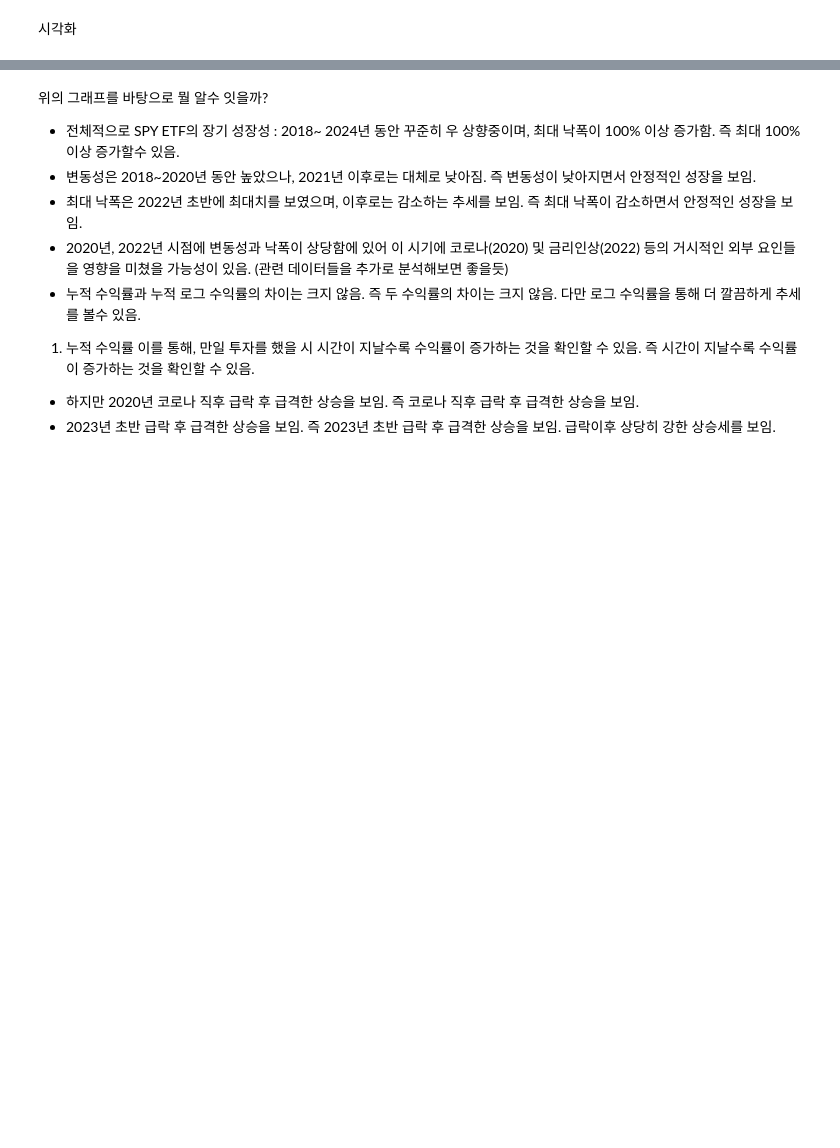
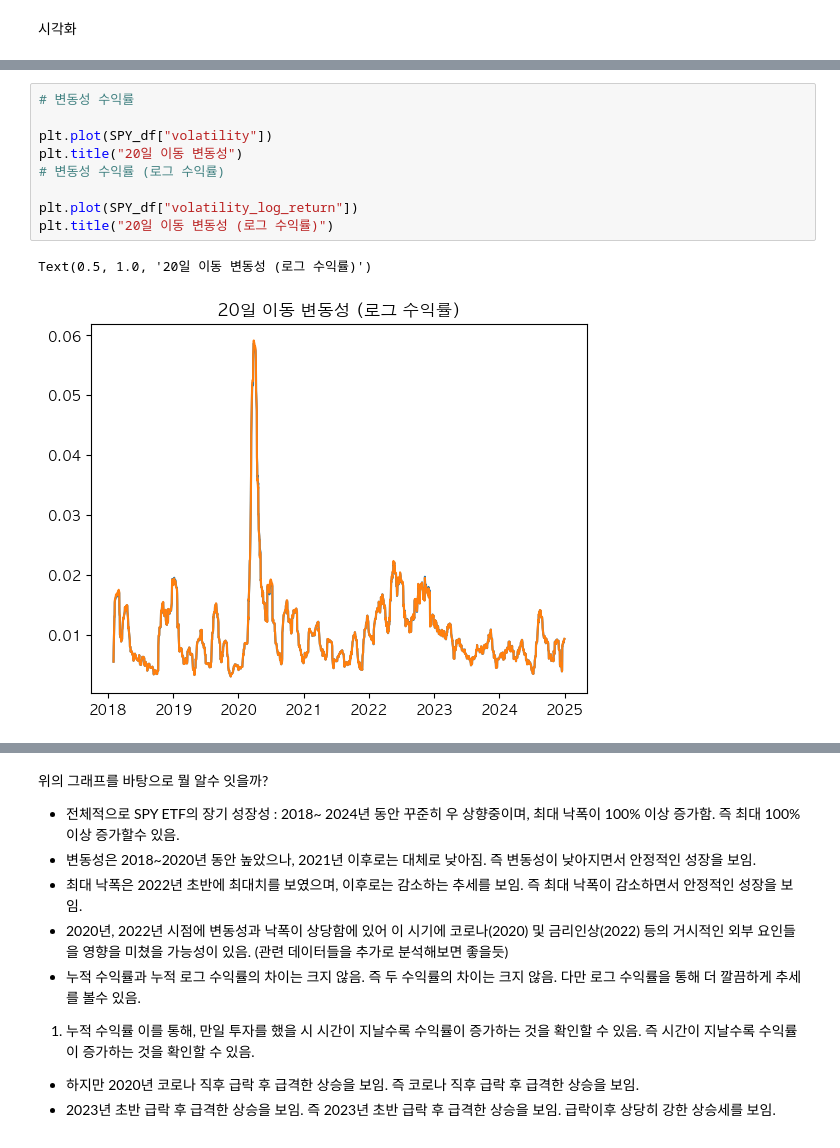
Before and after one commit to dea980/ETF-risk-forcasting, a Jupyter notebook: eda/eda_volatility_drawdown_return.ipynb, the cells around one changed output, grey strips where cells are left out. Drawn from its saved outputs; the diff is of its cells as text; blank space fills up the shorter version.

```diff
--- a/eda/eda_volatility_drawdown_return.ipynb
+++ b/eda/eda_volatility_drawdown_return.ipynb
@@ -59,0 +69,12 @@ SPY_df["drawdown_log_return"] = (SPY_df["cum_log_return"] - cum_max_log_return)
+# %%
+# 변동성 수익률
+
+plt.plot(SPY_df["volatility"])
+plt.title("20일 이동 변동성")
+# 변동성 수익률 (로그 수익률)
+
+plt.plot(SPY_df["volatility_log_return"])
+plt.title("20일 이동 변동성 (로그 수익률)")
+# %% [output]
+Text(0.5, 1.0, '20일 이동 변동성 (로그 수익률)')
+[figure, added]
```
Also changed, not shown: parts of 8 cells of this notebook, 17 other files.
